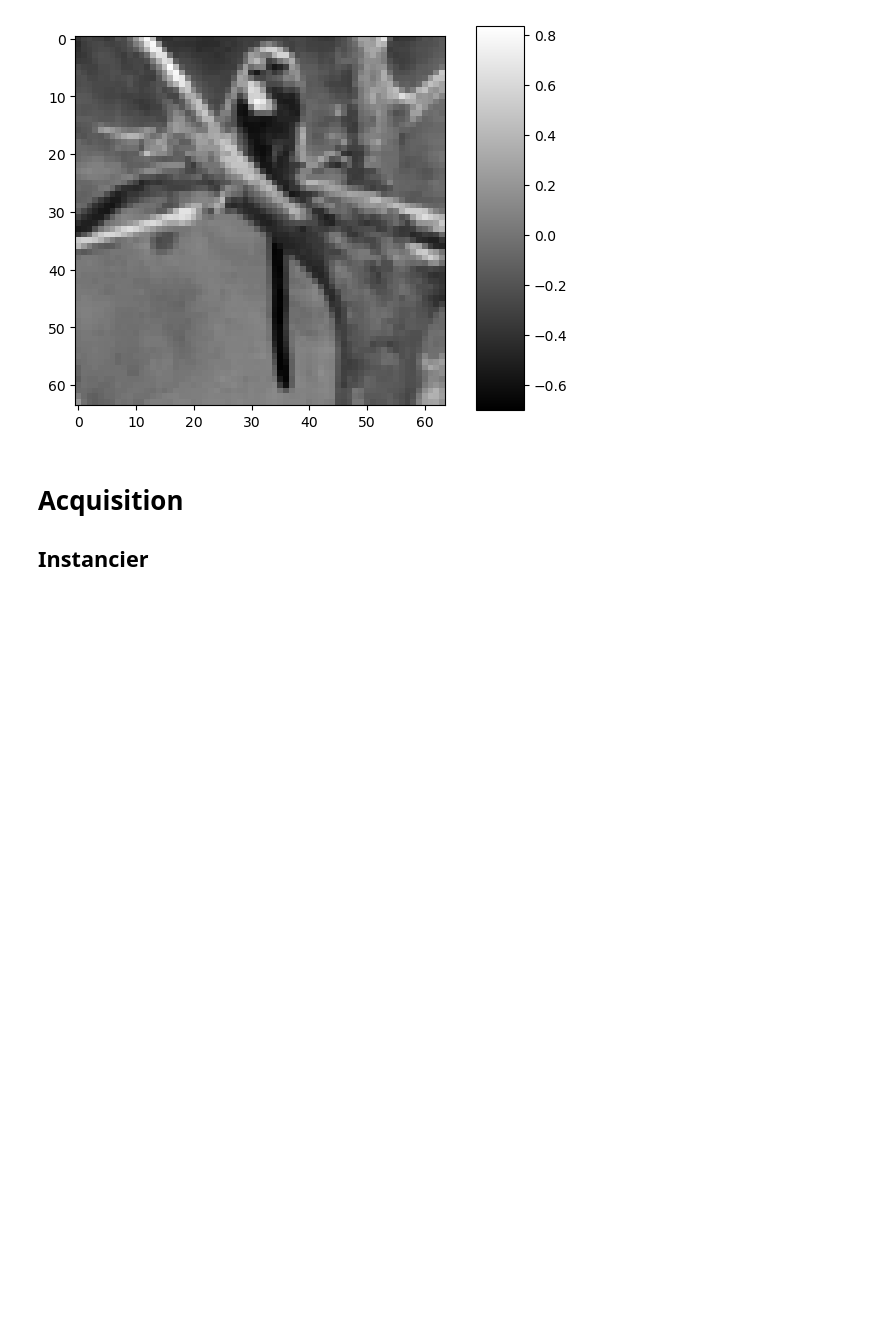
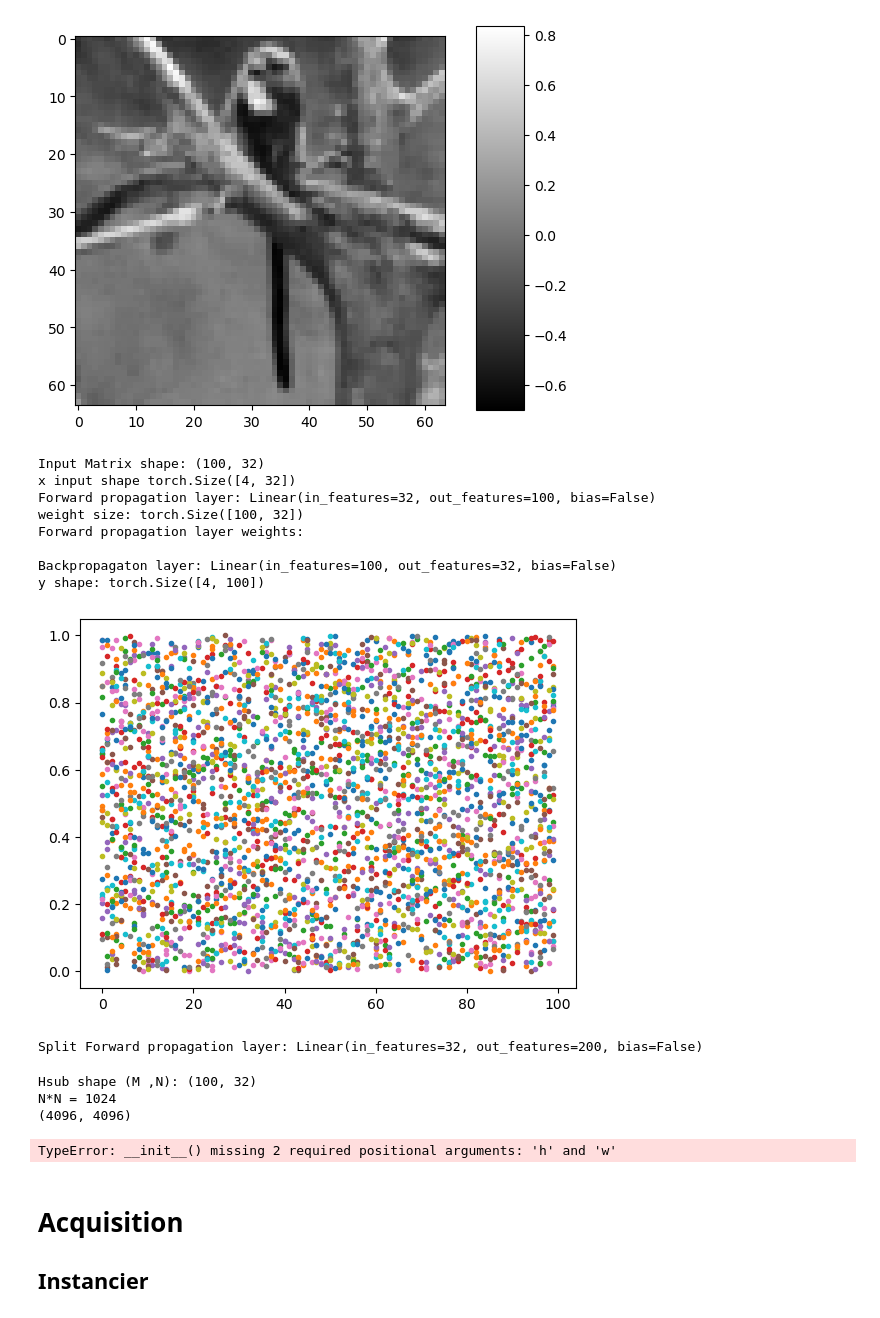
Before and after one commit to openspyrit/spyrit-examples, a Jupyter notebook: Debug_version_2/Acqusition_debug.ipynb, the cells around one changed output. Drawn from its saved outputs; the diff is of its cells as text; code cells hidden in the pictures; blank space fills up the shorter version.

Commit message:
add modified acquisition and preprocess and forward_operator_debug

```diff
--- a/Debug_version_2/Acqusition_debug.ipynb
+++ b/Debug_version_2/Acqusition_debug.ipynb
@@ -59,6 +58,53 @@ imagesc(np.reshape(img,(h,w)))
 # %%
 FO = Forward_operator(Pmat)
 FO_split = Split_Forward_operator(Pmat)
+# %%
+# example for package docs
+# ==========================
+Input_Matrix = np.array(np.random.random([100,32]))
+
+
+
+x_input= torch.tensor(np.random.random([4,Input_Matrix.shape[1]]), dtype=torch.float) # faut absolument mettre le float et pas float 64
+print('Input Matrix shape:', Input_Matrix.shape)
+print('x input shape',x_input.shape)
+Forwad_OP = Forward_operator(Input_Matrix)
+print('Forward propagation layer:',Forwad_OP.Hsub)
+import matplotlib.pyplot as plt
+print('weight size:', Forwad_OP.Hsub.weight.size())
+print('Forward propagation layer weights:\n')
+plt.plot(Forwad_OP.Hsub.weight, '.')
+# plt.figure()
+# plt.hist(Forwad_OP.Hsub.weight)
+print('Backpropagaton layer:', Forwad_OP.Hsub_adjoint)
+y = Forwad_OP(x_input)
+print('y shape:', y.shape)
+# %% [output]
+Input Matrix shape: (100, 32)
+x input shape torch.Size([4, 32])
+Forward propagation layer: Linear(in_features=32, out_features=100, bias=False)
+weight size: torch.Size([100, 32])
+Forward propagation layer weights:
+
+Backpropagaton layer: Linear(in_features=100, out_features=32, bias=False)
+y shape: torch.Size([4, 100])
+[figure, added]
+# %%
+Split_Forwad_OP =  Split_Forward_operator(Input_Matrix)
+print('Split Forward propagation layer:', Split_Forwad_OP.Hpos_neg)
+# %% [output]
+Split Forward propagation layer: Linear(in_features=32, out_features=200, bias=False)
+# %%
+print('Hsub shape (M ,N):', Input_Matrix.shape)
+print(f"N*N = {32*32}")
+print(Perm.shape)
+SFO_FT_Had = Split_Forward_operator_ft_had(Input_Matrix, Perm)
+print(SFO_FT_Had)
+# %% [output]
+Hsub shape (M ,N): (100, 32)
+N*N = 1024
+(4096, 4096)
+TypeError: __init__() missing 2 required positional arguments: 'h' and 'w'
 # %% [markdown]
 # Acquisition
 ## Instancier
```
Also changed, not shown: parts of 7 cells of this notebook, 1 other file.
